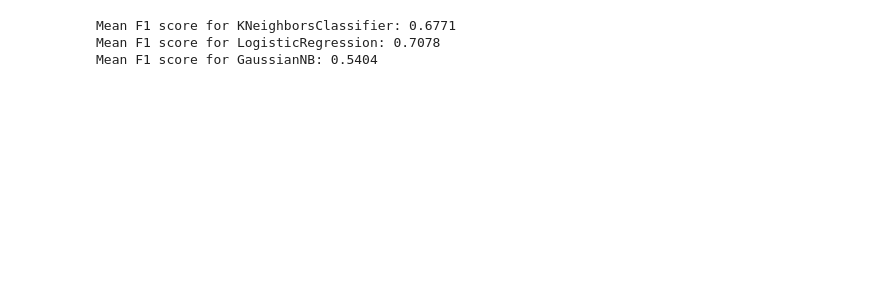
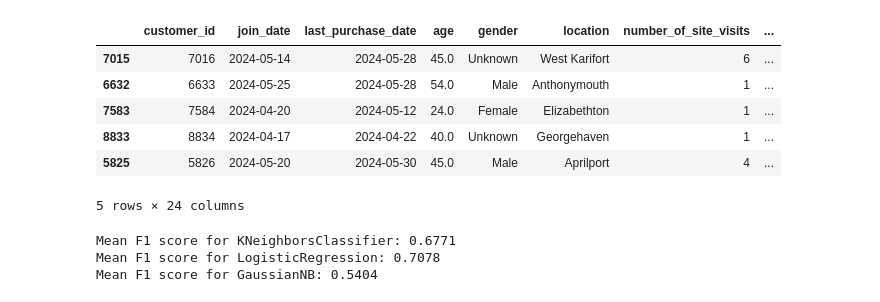
Before and after one commit to neilaxu/schulich_data_science, a Jupyter notebook: MBAN 6750 HW/Assignment 2 - v3.4-LogReg.ipynb, the cells around one changed output. Cells and saved outputs as stored; diff of their text form; code cells hidden in the pictures; blank space fills up the shorter version.

```diff
--- a/MBAN 6750 HW/Assignment 2 - v3.4-LogReg.ipynb
+++ b/MBAN 6750 HW/Assignment 2 - v3.4-LogReg.ipynb
@@ -148,6 +157,16 @@ merged_df['value_label'] = np.where(merged_df['value_label'] == 'High-Value', 1,
 
 # Drop intermediate columns
 merged_df = merged_df.drop(columns=['cumulative_clv', 'cumulative_clv_percentage'])
+# %%
+merged_df.head()
+# %% [output]
+|  | customer_id | join_date | last_purchase_date | age | gender | location | number_of_site_visits | ... |
+| 7015 | 7016 | 2024-05-14 | 2024-05-28 | 45.0 | Unknown | West Karifort | 6 | ... |
+| 6632 | 6633 | 2024-05-25 | 2024-05-28 | 54.0 | Male | Anthonymouth | 1 | ... |
+| 7583 | 7584 | 2024-04-20 | 2024-05-12 | 24.0 | Female | Elizabethton | 1 | ... |
+| 8833 | 8834 | 2024-04-17 | 2024-04-22 | 40.0 | Unknown | Georgehaven | 1 | ... |
+| 5825 | 5826 | 2024-05-20 | 2024-05-30 | 45.0 | Male | Aprilport | 4 | ... |
+5 rows × 24 columns
 # %%
 ## Model
 # %%
```
Also changed, not shown: parts of 2 cells of this notebook.
